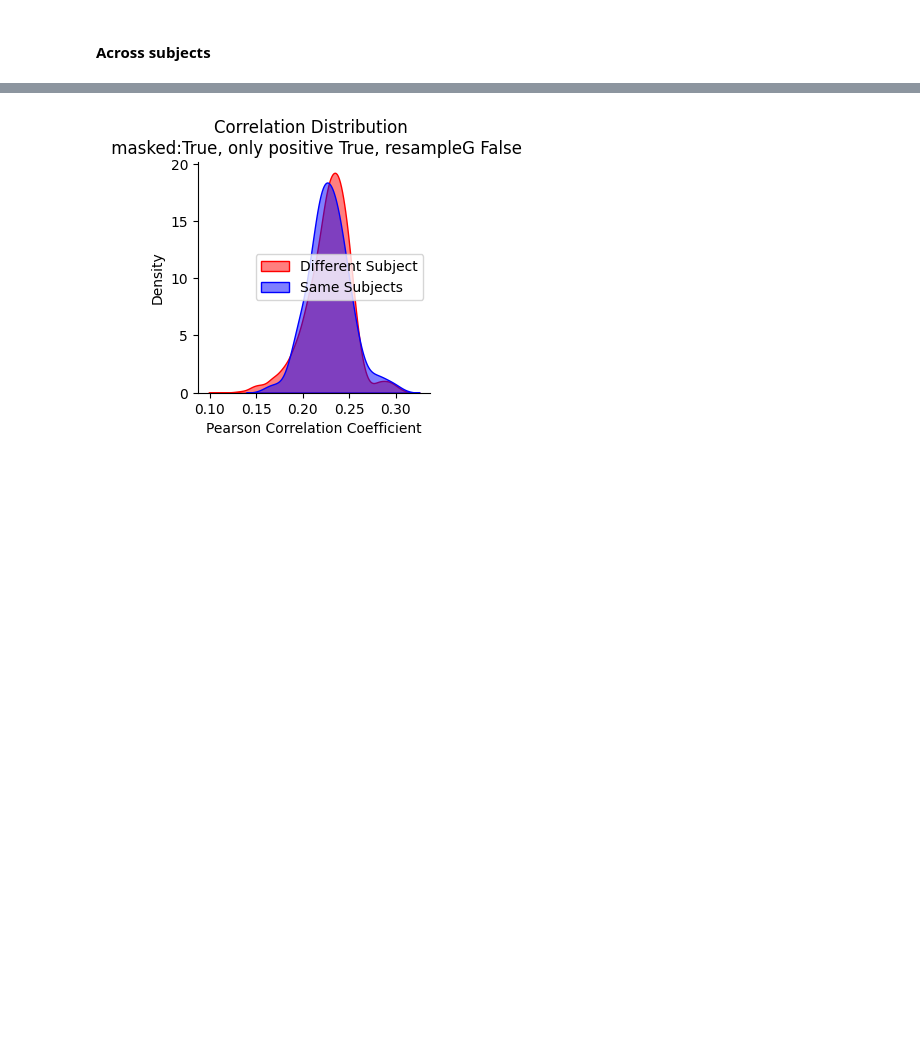
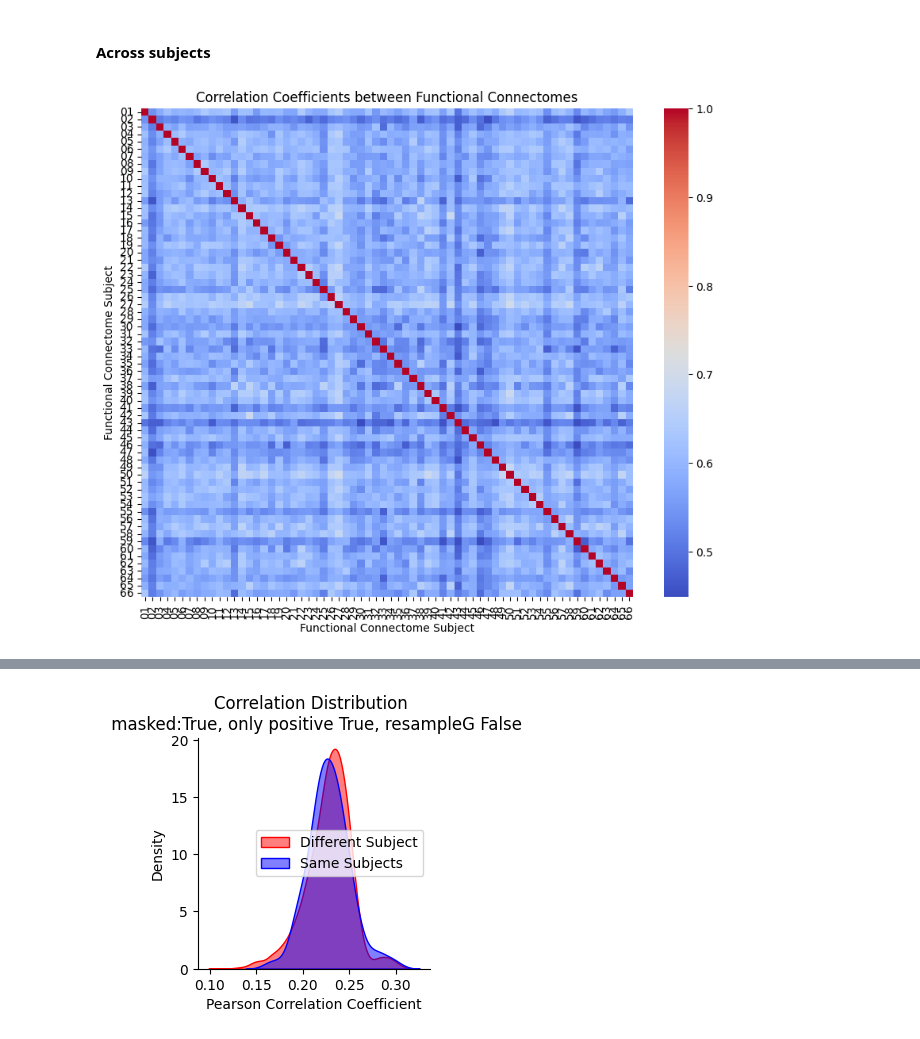
Before and after one commit to mrenke/parietal_patterns, a Jupyter notebook: dti_analysis/connectome_sanityChecks.ipynb, the cells around one changed output, grey strips where cells are left out. Cells and saved outputs as stored; diff of their text form; code cells hidden in the pictures; blank space fills up the shorter version.

```diff
--- a/dti_analysis/connectome_sanityChecks.ipynb
+++ b/dti_analysis/connectome_sanityChecks.ipynb
@@ -136,6 +137,8 @@ Positive functional Pearson correlation: 0.336, p-value: 0.000e+00
 #### Across subjects
 # %%
 # load in all struct & func connectomes
+atlas = 'Glasser_hemiUnique' #'AAL3_amended' #
+confspec = '36Pscrub3BPfilter'
 
 cmSs = []
 cmFs = []
@@ -150,3 +153,24 @@ for sub in subList:
     cm_file = op.join(source_folder,f'sub-{sub}_glasserParcel-fsaverage_confspec-{confspec}.npy')
     cm_f = np.load(cm_file)
     cmFs.append((cm_f - np.mean(cm_f)) / np.std(cm_f))
+
+# Across subject correlations between structural and functional connectomes
+cm_s_all = np.array(cmSs)
+cm_f_all = np.array(cmFs)
+
+import seaborn as sns
+from matplotlib import pyplot as plt
+# %%
+# Calculate correlation coefficients between functional connectomes
+corcoefs_mat = np.zeros((len(subList), len(subList)))
+for i in range(len(subList)):
+    for j in range(len(subList)):
+        corcoefs_mat[i, j] = np.corrcoef(cm_f_all[i].flatten(), cm_f_all[j].flatten())[0,1]
+plt.figure(figsize=(10, 8))
+sns.heatmap(corcoefs_mat, fmt=".2f", cmap='coolwarm', xticklabels=subList, yticklabels=subList)
+plt.title('Correlation Coefficients between Functional Connectomes')
+plt.xlabel('Functional Connectome Subject')
+plt.ylabel('Functional Connectome Subject')
+plt.show()
+# %% [output]
+[figure, added]
```
Also changed, not shown: parts of 2 cells of this notebook, 20 other files.
